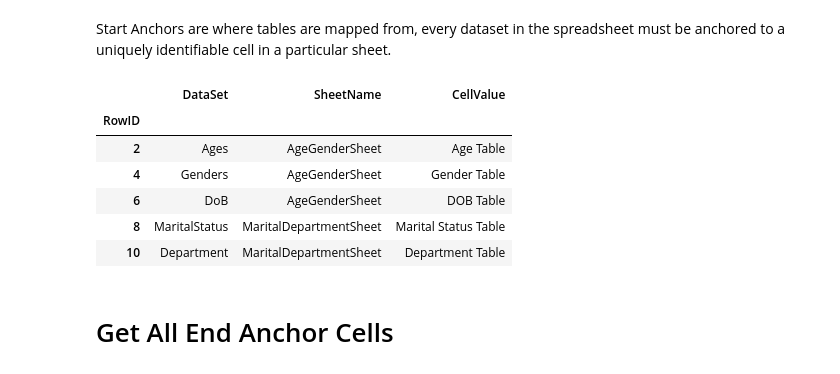
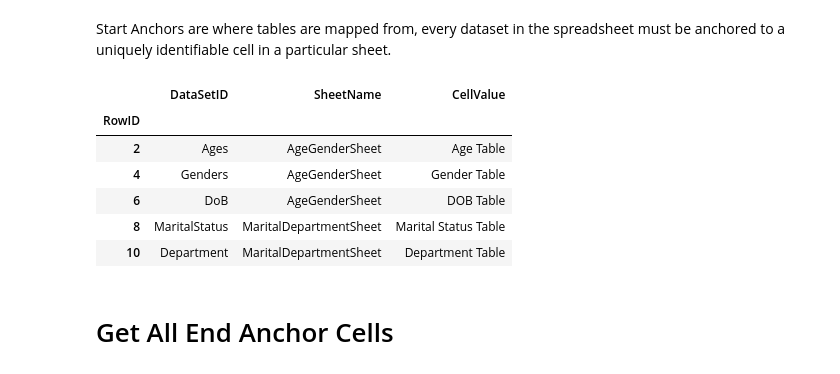
Before and after one commit to andrewcgaitskell/excel-extractor, a Jupyter notebook: DataPipeline.ipynb, the cells around one changed output. Cells and saved outputs as stored; diff of their text form; code cells hidden in the pictures.

```diff
--- a/DataPipeline.ipynb
+++ b/DataPipeline.ipynb
@@ -450,12 +450,12 @@ Tests2DoWithFormula.head()
 Start Anchors are where tables are mapped from, every dataset in the spreadsheet must be anchored to a uniquely identifiable cell in a particular sheet.
 # %%
 startanchors = pd.DataFrame()
-startanchors = pd.DataFrame(Datasets, columns=['DataSet', 'SheetName', 'ReferenceTextStart'])
+startanchors = pd.DataFrame(Datasets, columns=['DataSetID', 'SheetName', 'ReferenceTextStart'])
 startanchors = startanchors.rename(columns={"ReferenceTextStart": "CellValue"})
 startanchors = startanchors.drop_duplicates()
 startanchors.head()
 # %% [output]
-|  | DataSet | SheetName | CellValue |
+|  | DataSetID | SheetName | CellValue |
 | RowID |  |  |  |
 | 2 | Ages | AgeGenderSheet | Age Table |
 | 4 | Genders | AgeGenderSheet | Gender Table |
```
Also changed, not shown: parts of 32 cells of this notebook, 2 other files.
